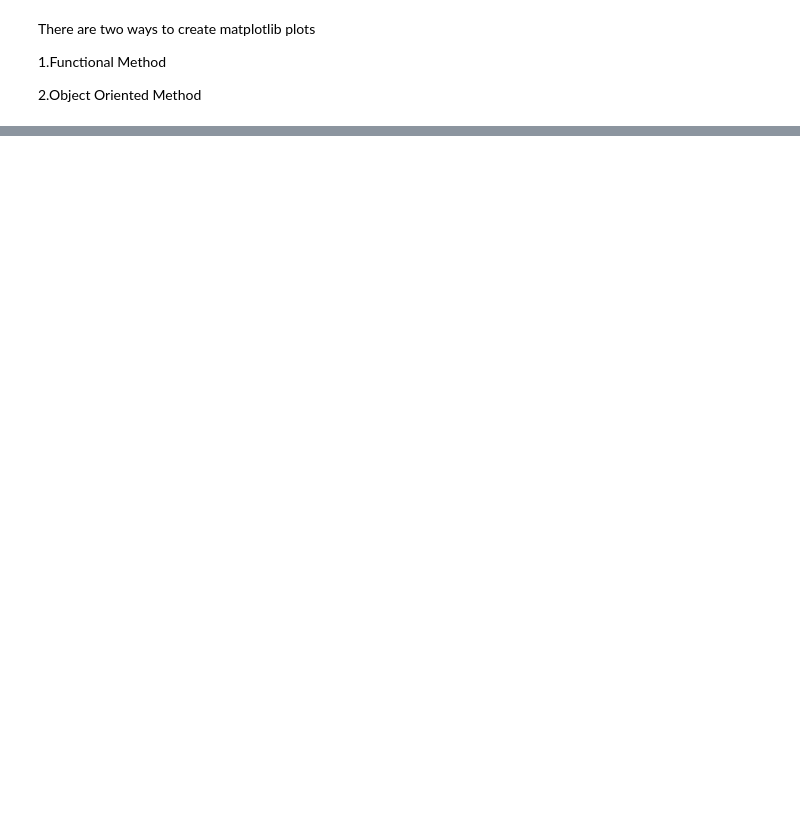
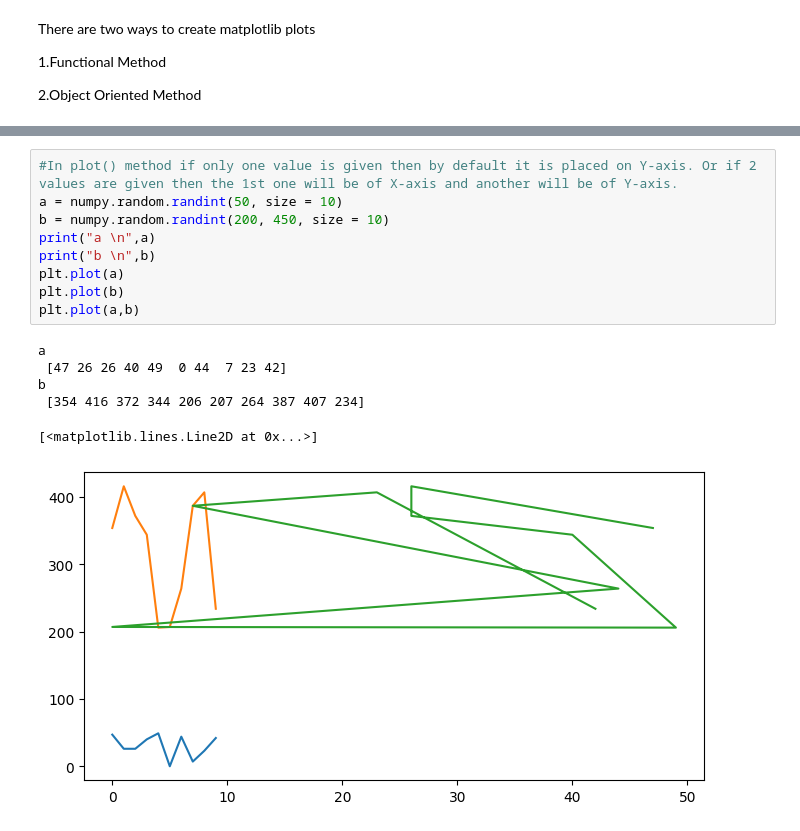
Before and after one commit to aansheeagrwal/python-training, a Jupyter notebook: Matplotlib.ipynb, the cells around one changed output, grey strips where cells are left out. Saved outputs shown, nothing was run; the diff lists cells and outputs as text; blank space fills up the shorter version.

```diff
--- a/Matplotlib.ipynb
+++ b/Matplotlib.ipynb
@@ -278,0 +279,16 @@ matplotlib.pyplot.show()
+# %%
+#In plot() method if only one value is given then by default it is placed on Y-axis. Or if 2 values are given then the 1st one will be of X-axis and another will be of Y-axis.
+a = numpy.random.randint(50, size = 10)
+b = numpy.random.randint(200, 450, size = 10)
+print("a \n",a)
+print("b \n",b)
+plt.plot(a)
+plt.plot(b)
+plt.plot(a,b)
+# %% [output]
+a
+ [47 26 26 40 49  0 44  7 23 42]
+b
+ [354 416 372 344 206 207 264 387 407 234]
+[<matplotlib.lines.Line2D at 0x...>]
+[figure, added]
```
Also changed, not shown: parts of 32 cells of this notebook.
